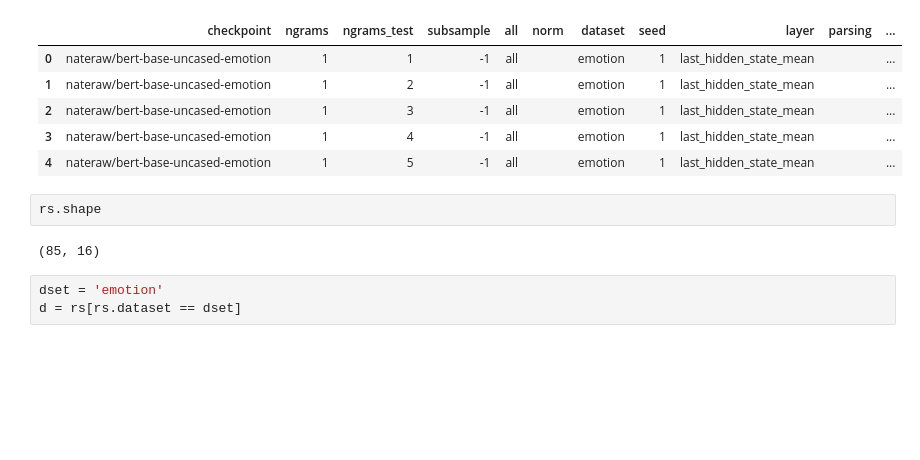
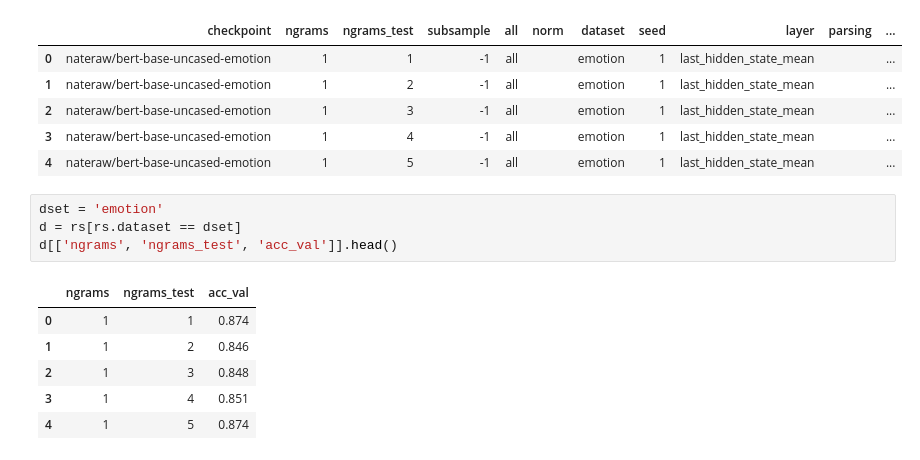
Before and after one commit to csinva/imodelsX, a Jupyter notebook: notebooks/05_vary_ngrams_test.ipynb, the cells around one changed output. Saved outputs shown, nothing was run; the diff lists cells and outputs as text; blank space fills up the shorter version.

```diff
--- a/notebooks/05_vary_ngrams_test.ipynb
+++ b/notebooks/05_vary_ngrams_test.ipynb
@@ -59,10 +51,14 @@ rs.head()
 | 2 | nateraw/bert-base-uncased-emotion | 1 | 3 | -1 | all |  | emotion | 1 | last_hidden_state_mean |  | ... |
 | 3 | nateraw/bert-base-uncased-emotion | 1 | 4 | -1 | all |  | emotion | 1 | last_hidden_state_mean |  | ... |
 | 4 | nateraw/bert-base-uncased-emotion | 1 | 5 | -1 | all |  | emotion | 1 | last_hidden_state_mean |  | ... |
-# %%
-rs.shape
-# %% [output]
-(85, 16)
 # %%
 dset = 'emotion'
 d = rs[rs.dataset == dset]
+d[['ngrams', 'ngrams_test', 'acc_val']].head()
+# %% [output]
+|  | ngrams | ngrams_test | acc_val |
+| 0 | 1 | 1 | 0.874 |
+| 1 | 1 | 2 | 0.846 |
+| 2 | 1 | 3 | 0.848 |
+| 3 | 1 | 4 | 0.851 |
+| 4 | 1 | 5 | 0.874 |
```
Also changed, not shown: parts of 7 cells of this notebook.
